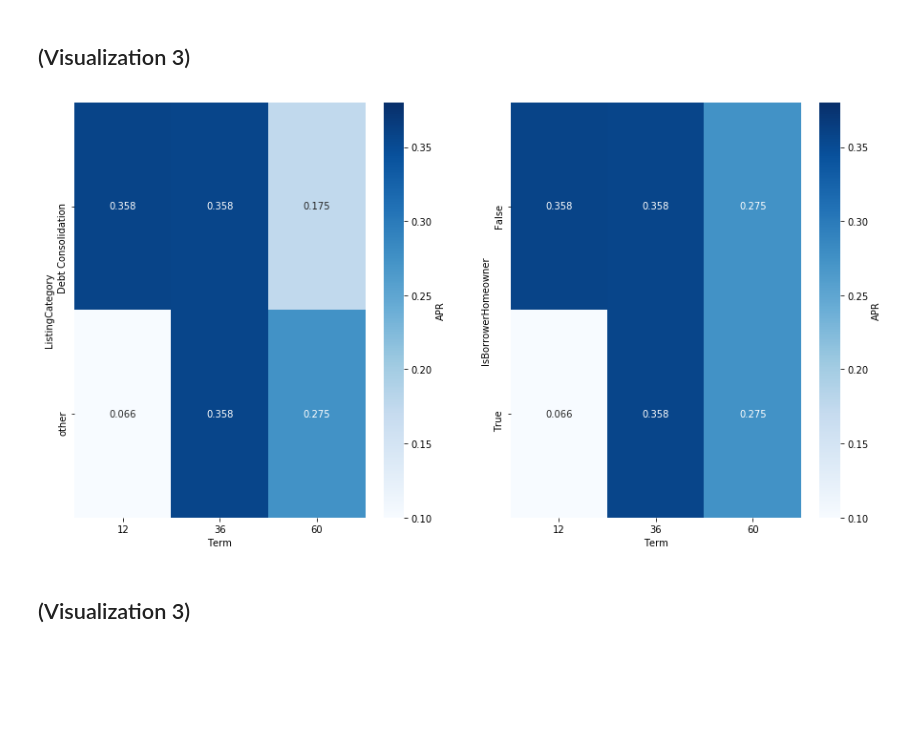
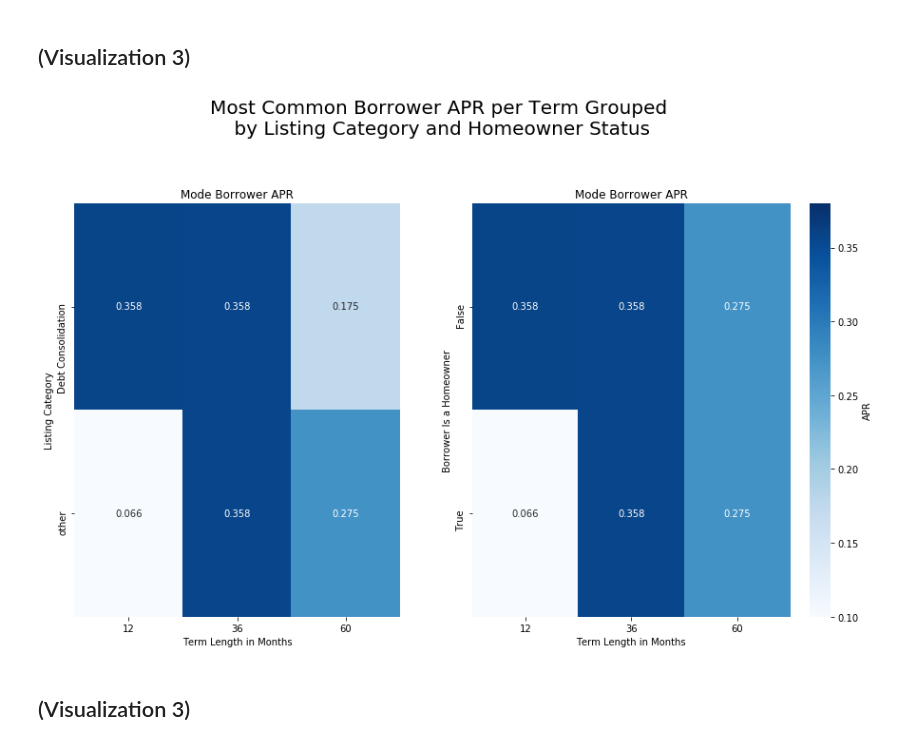
Before and after one commit to Jeff-VA/Udacity-Communicate-Data-Project, a Jupyter notebook: slide_deck.ipynb, the cells around one changed output. Saved outputs shown, nothing was run; the diff lists cells and outputs as text; code cells hidden in the pictures; blank space fills up the shorter version.

```diff
--- a/slide_deck.ipynb
+++ b/slide_deck.ipynb
@@ -199,17 +211,29 @@ def catmeans(cat_var_l, cat_var_2):
 # %% [markdown]
 ## (Visualization 3)
 # %%
-fig, ax = plt.subplots(ncols=2, figsize=(15,8))
+#creates two sublotted heat maps side by side via the variables ax1 and ax2
+fig, ax = plt.subplots(ncols=2, figsize=(15,8), gridspec_kw={'width_ratios': [1, 1.22]})
 ax1 = sns.heatmap(catmodes('ListingCategory', 'Term'),
                     annot = True, fmt = '.3f',
-                    cbar_kws = {'label' : 'APR'},
+                    cbar = False,
                     cmap = 'Blues', vmin=0.1, vmax=0.38, ax = ax[0])
 ax2 = sns.heatmap(catmodes('IsBorrowerHomeowner', 'Term'),
                     annot = True, fmt = '.3f',
                     cbar_kws = {'label' : 'APR'},
                     cmap = 'Blues', vmin=0.1, vmax=0.38, ax = ax[1])
+
+#tweeks the format and text of the subplots and figure
+plt.subplots_adjust(wspace = 0.2)
+ax1.title.set_text('Mode Borrower APR')
+ax1.set_ylabel('Listing Category')
+ax1.set_xlabel('Term Length in Months')
+ax2.title.set_text('Mode Borrower APR')
+ax2.set_ylabel('Borrower Is a Homeowner')
+ax2.set_xlabel('Term Length in Months')
+fig.suptitle('Most Common Borrower APR per Term Grouped\n by Listing Category and Homeowner Status',
+             fontsize=20, x=0.48, y =1.07);
 # %% [output]
-[figure, old version]
+[figure, new version]
 # %% [markdown]
 ## (Visualization 3)
 # %%
```
Also changed, not shown: parts of 5 cells of this notebook.
